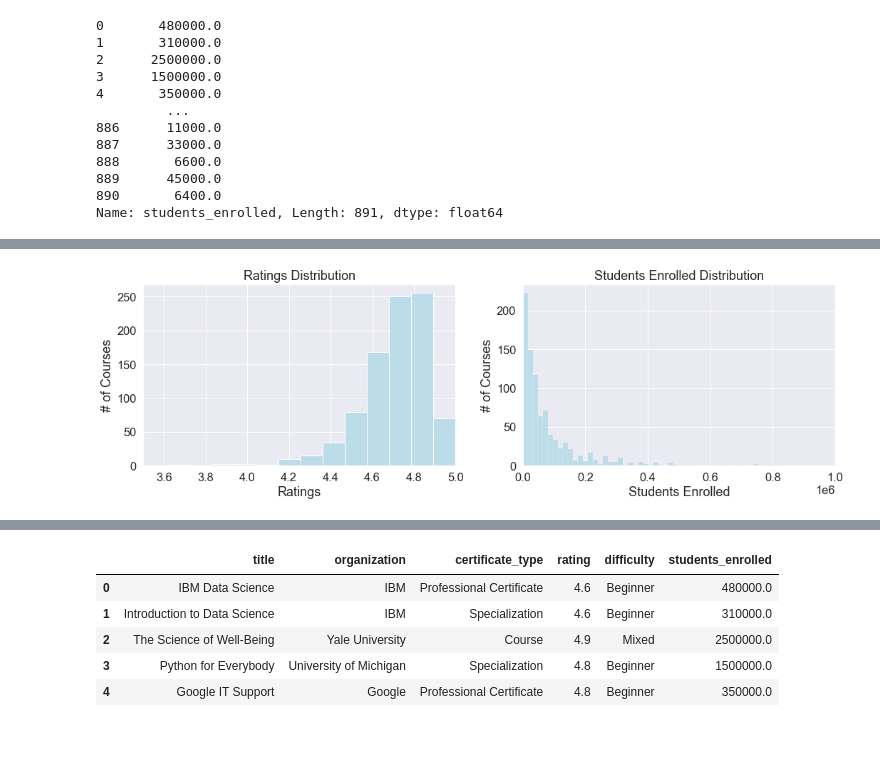
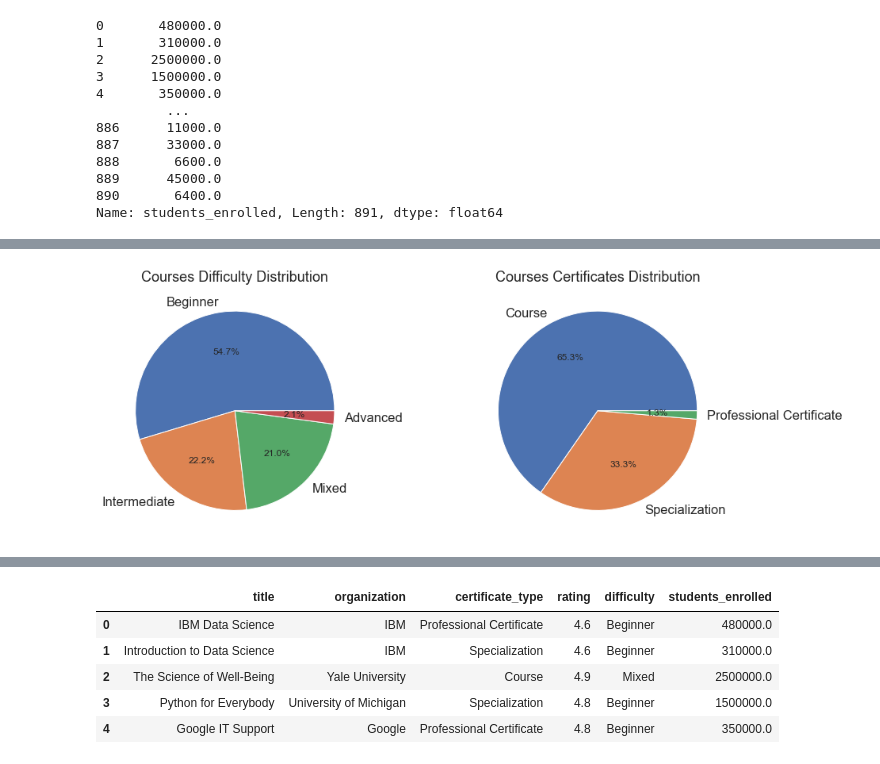
Before and after one commit to patosorio/Coursera-course-analysis, a Jupyter notebook: Coursera Course Analysis.ipynb, the cells around one changed output, grey strips where cells are left out. Cells and saved outputs as stored; diff of their text form; code cells hidden in the pictures; blank space fills up the shorter version.

```diff
--- a/Coursera Course Analysis.ipynb
+++ b/Coursera Course Analysis.ipynb
@@ -144,23 +145,3 @@ df['students_enrolled']
 889      45000.0
 890       6400.0
 Name: students_enrolled, Length: 891, dtype: float64
-# %%
-# Visualizing the count of courses for each category
-
-hist_data = [df['difficulty'].value_counts(), df['certificate_type'].value_counts()]
-titles = ['Courses Difficulty Distribution', 'Courses Certificates Distribution']
-xlabels = ['Difficulty', 'Certificates Types']
-ylabels = ['# of Courses'] * 2
-
-fig, ax = plt.subplots(1, 2, figsize=(15,5))
-sns.set(font_scale=1.5)
-
-for i, data in enumerate(hist_data):
-    sns.barplot(x=data.index, y=data.values, color="lightblue", ax=ax.flat[i])
-    # we use flat to access to each element of the ax array
-    ax.flat[i].set_xlabel(xlabels[i])
-    ax.flat[i].set_ylabel(ylabels[i])
-    ax.flat[i].set_title(titles[i])
-
-fig.tight_layout()
-plt.show()
@@ -169,27 +148,17 @@ plt.show()
-# %%
-# Visualizing the distribution of ratings and students enrolled
-
-hist_data = [df['rating'].values, df['students_enrolled'].values]
-titles = ['Ratings Distribution', 'Students Enrolled Distribution']
-xlabels = ['Ratings', 'Students Enrolled']
-ylabels = ['# of Courses'] * 2
-bins = [16,200]
-
-fig, ax = plt.subplots(1, 2, figsize=(15,5))
-sns.set(font_scale=1.5)
-
-for i, data in enumerate(hist_data):
-    sns.histplot(data, kde=False, bins=bins[i], color="lightblue", ax=ax.flat[i])
-    # we use flat to access to each element of the ax array
-    ax.flat[i].set_xlabel(xlabels[i])
-    ax.flat[i].set_ylabel(ylabels[i])
-    ax.flat[i].set_title(titles[i])
-    if i == 0:
-        ax.flat[i].set_xlim(3.5, 5.0)
-    elif i == 1:
-        ax.flat[i].set_xlim(0.0, 1000000.0)
-
-fig.tight_layout()
-plt.show()
-# %% [output]
-[figure, removed]
+# %%
+# Visualizing the count of courses for each category
+
+hist_data = [df['difficulty'].value_counts(), df['certificate_type'].value_counts()]
+titles = ['Courses Difficulty Distribution', 'Courses Certificates Distribution']
+
+fig, ax = plt.subplots(1, 2, figsize=(15,5))
+plt.rcParams.update({'font.size': 12})
+
+for i, data in enumerate(hist_data):
+    ax[i].pie(data.values, labels = data.index, autopct='%1.1f%%')
+    ax[i].set_title(titles[i])
+
+fig.tight_layout()
+plt.show()
+# %% [output]
+[figure, added]
```
Also changed, not shown: parts of 21 cells of this notebook.
